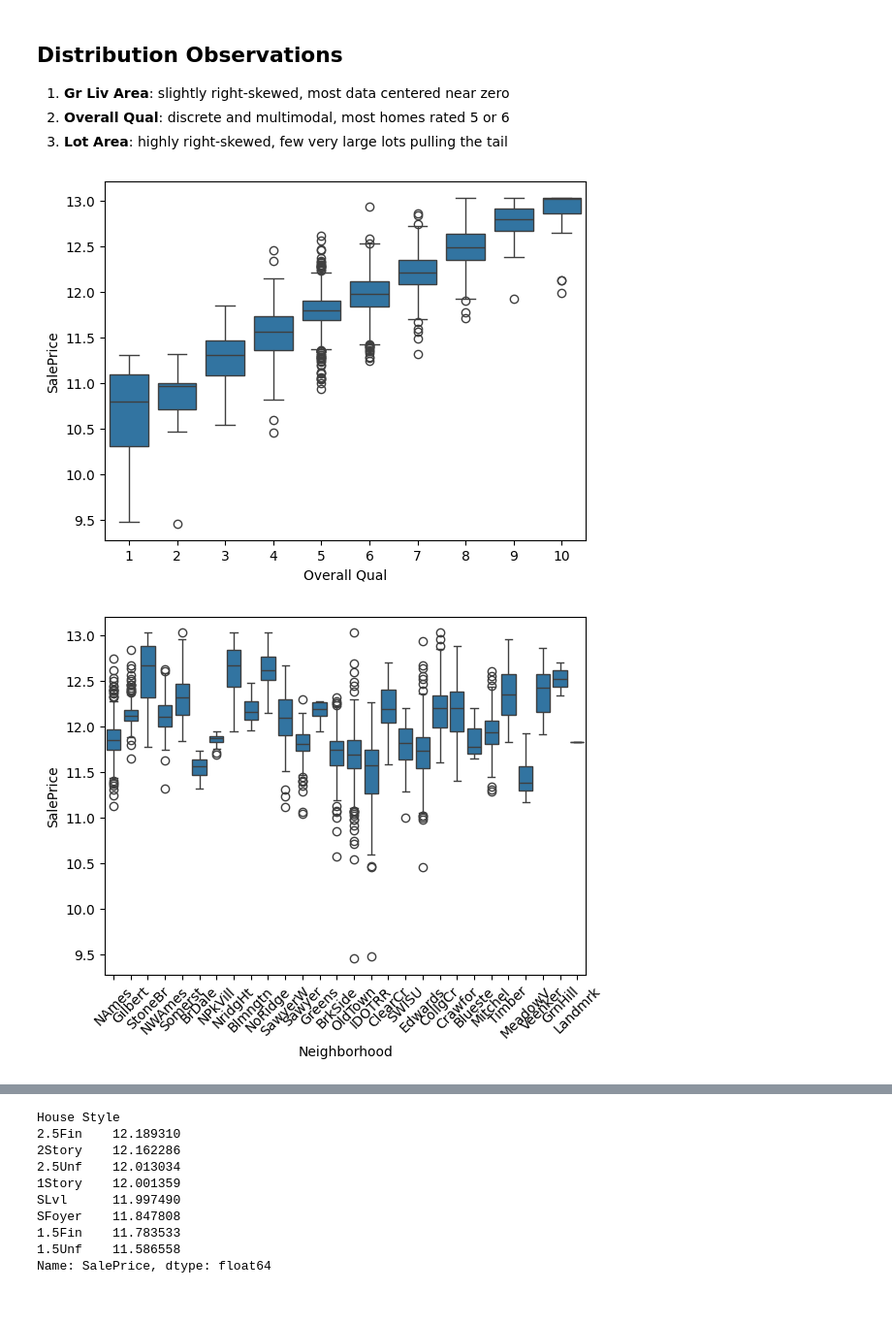
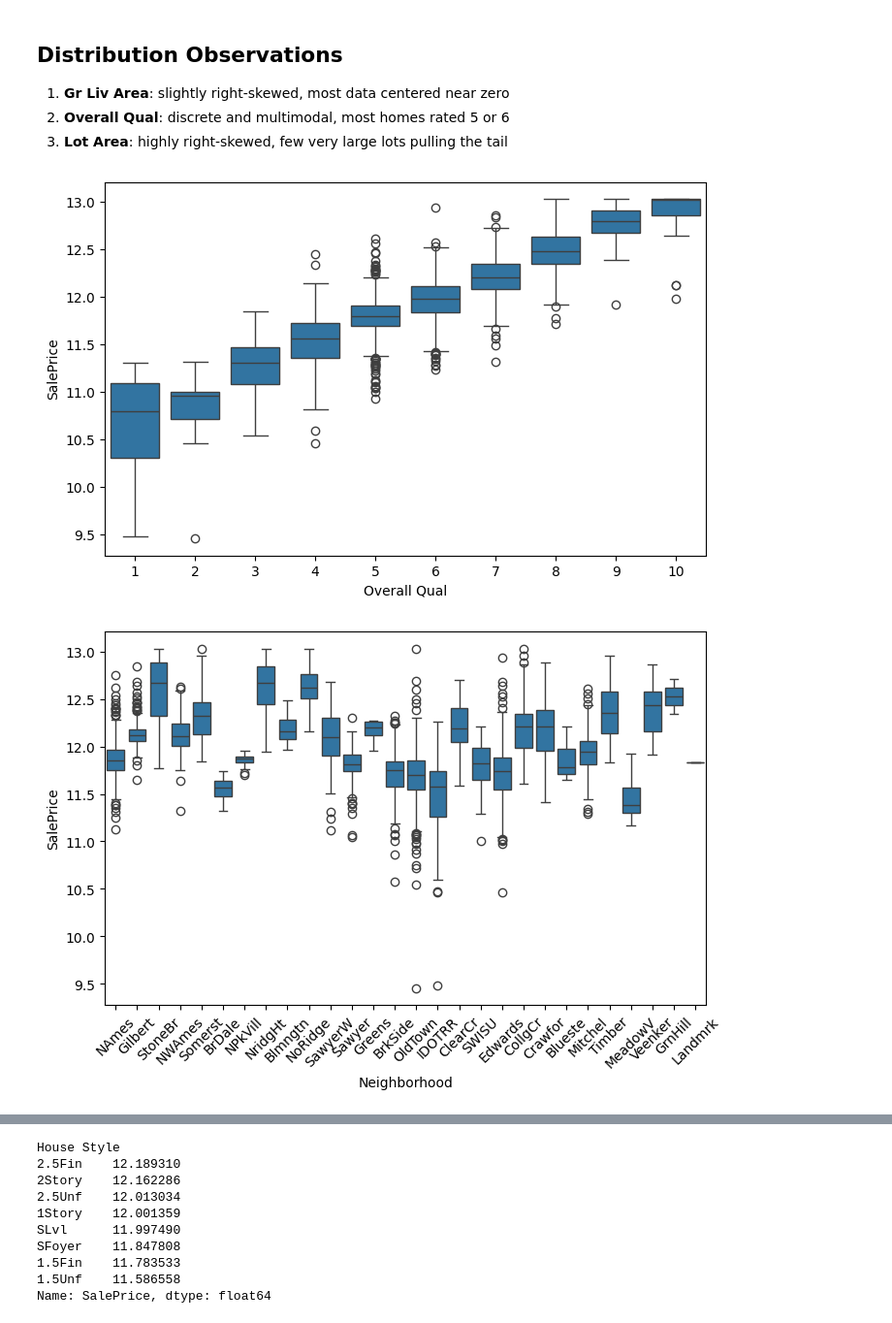
Before and after one commit to Malik-712/my-capstone, a Jupyter notebook: 03_eda.ipynb, the cells around one changed output, grey strips where cells are left out. Shown at 97% size. Saved outputs shown, nothing was run; the diff lists cells and outputs as text; code cells hidden in the pictures.

```diff
--- a/03_eda.ipynb
+++ b/03_eda.ipynb
@@ -50,16 +52,20 @@ for col in columns:
 2. **Overall Qual**: discrete and multimodal, most homes rated 5 or 6
 3. **Lot Area**: highly right-skewed, few very large lots pulling the tail
 # %%
+plt.figure(figsize=(8, 5)) # set figure size
 sns.boxplot(x="Overall Qual", y="SalePrice", data=df)  # compare SalePrice by Overall Qual
+plt.savefig("figures/overall_qual_saleprice_boxplot.png", dpi=150, bbox_inches="tight") # save the plot
 plt.show()  # show the plot
 
+plt.figure(figsize=(8, 5)) # set figure size
 sns.boxplot(x="Neighborhood", y="SalePrice", data=df)  # compare SalePrice by Neighborhood
 plt.xticks(rotation=45)  # rotate labels for clarity
+plt.savefig("figures/neighborhood_saleprice_boxplot.png", dpi=150, bbox_inches="tight") # save the plot
 plt.show()  # show the plot
 # • Grouped boxplots: compare the target across at least 2 categories
 # %% [output]
-[figure, old version]
+[figure, new version]
-[figure, old version]
+[figure, new version]
 # %%
 corr = df.corr(numeric_only=True)["SalePrice"].drop("SalePrice")  # compute correlation with target
 corr = corr.sort_values(ascending=False)  # sort from strongest to weakest
```
Also changed, not shown: parts of 4 cells of this notebook.
